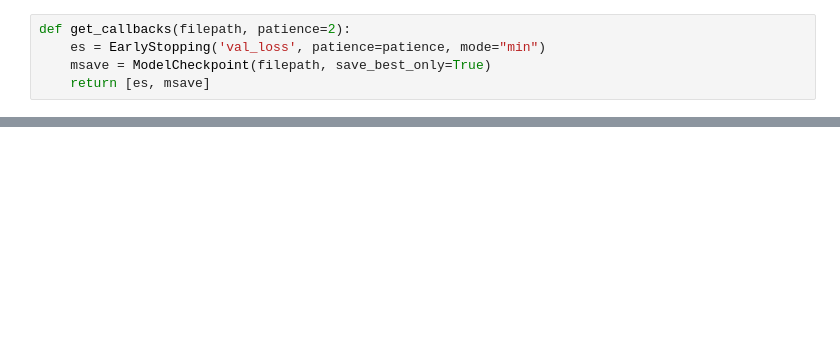
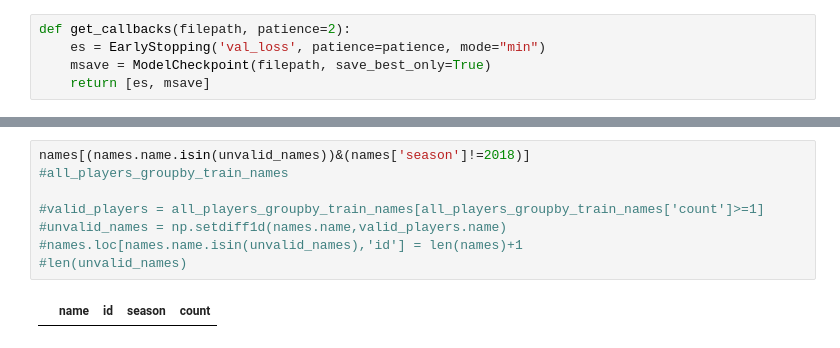
Before and after one commit to yoavtalmi/premier_embedded, a Jupyter notebook: premier_embedded_py.ipynb, the cells around one changed output, grey strips where cells are left out. Drawn from its saved outputs; the diff is of its cells as text; blank space fills up the shorter version.

```diff
--- a/premier_embedded_py.ipynb
+++ b/premier_embedded_py.ipynb
@@ -276,0 +385,10 @@ watch list evaluate:
+# %%
+names[(names.name.isin(unvalid_names))&(names['season']!=2018)]
+#all_players_groupby_train_names
+
+#valid_players = all_players_groupby_train_names[all_players_groupby_train_names['count']>=1]
+#unvalid_names = np.setdiff1d(names.name,valid_players.name)
+#names.loc[names.name.isin(unvalid_names),'id'] = len(names)+1
+#len(unvalid_names)
+# %% [output]
+|  | name | id | season | count |
```
Also changed, not shown: parts of 20 cells of this notebook.
